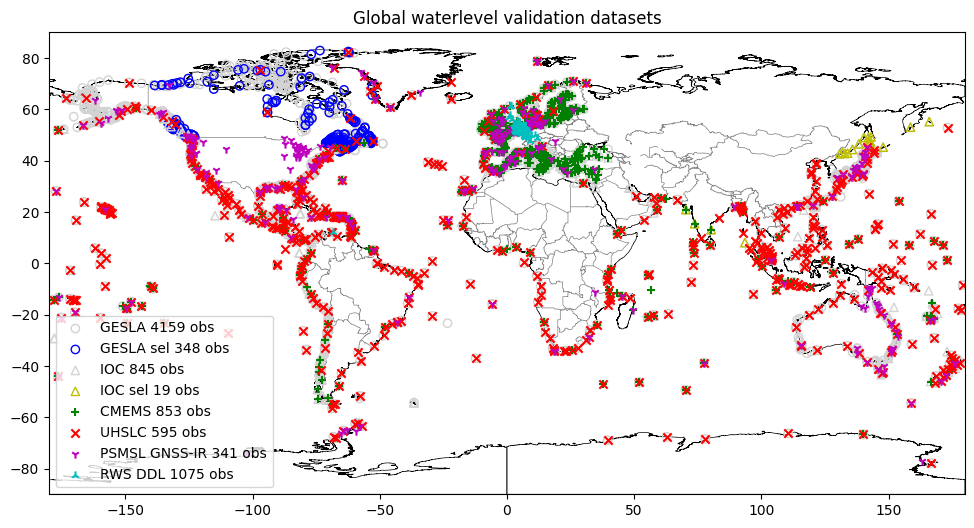
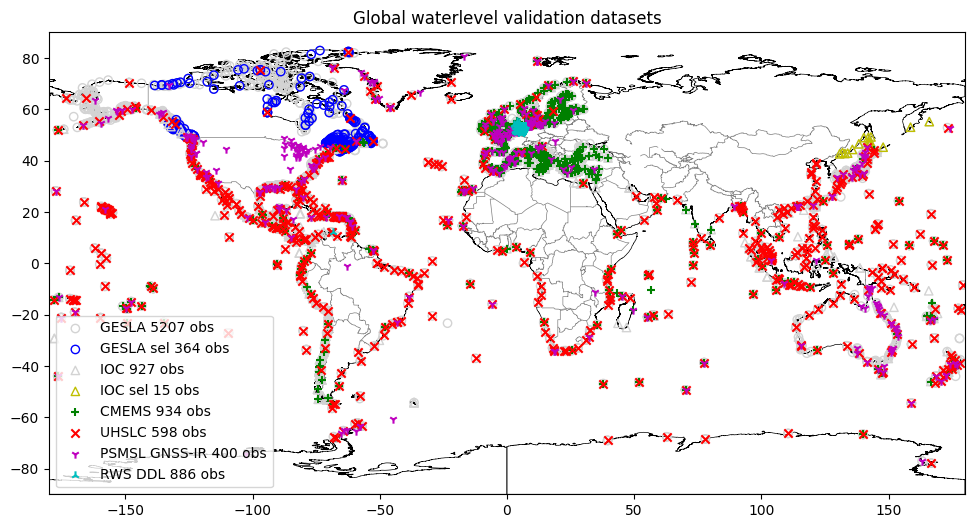
Unified diff of the notebook cell whose output changed from the first chart to the second:
--- before
+++ after
@@ -1,6 +1,6 @@
 # plot stations
 fig,ax = plt.subplots(figsize=(14,6))
-gesla_catalog_gpd.geometry.plot(ax=ax, marker="o", color="lightgray", facecolor="none", label=f"GESLA {len(gesla_catalog_gpd)} obs")
-gesla_catalog_gpd_sel.geometry.plot(ax=ax, marker="o", color="b", facecolor="none", label=f"GESLA sel {len(gesla_catalog_gpd_sel)} obs")
+gesla4_catalog_gpd.geometry.plot(ax=ax, marker="o", color="lightgray", facecolor="none", label=f"GESLA {len(gesla4_catalog_gpd)} obs")
+gesla4_catalog_gpd_sel.geometry.plot(ax=ax, marker="o", color="b", facecolor="none", label=f"GESLA sel {len(gesla4_catalog_gpd_sel)} obs")
 ioc_catalog_gpd.geometry.plot(ax=ax, marker="^", color="lightgray", facecolor="none", label=f"IOC {len(ioc_catalog_gpd)} obs")
 ioc_catalog_gpd_sel.geometry.plot(ax=ax, marker="^", color="y", facecolor="none", label=f"IOC sel {len(ioc_catalog_gpd_sel)} obs")

Commit: Feat/add gesla 4 observations (#1357)